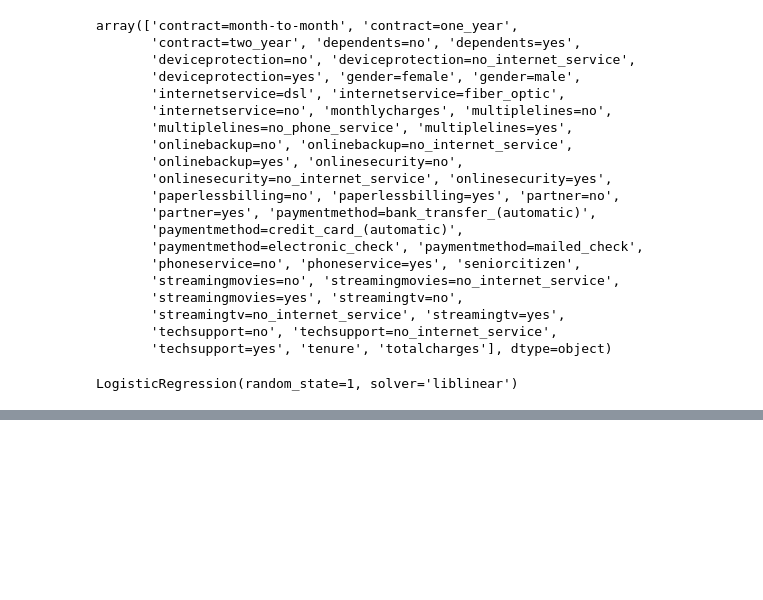
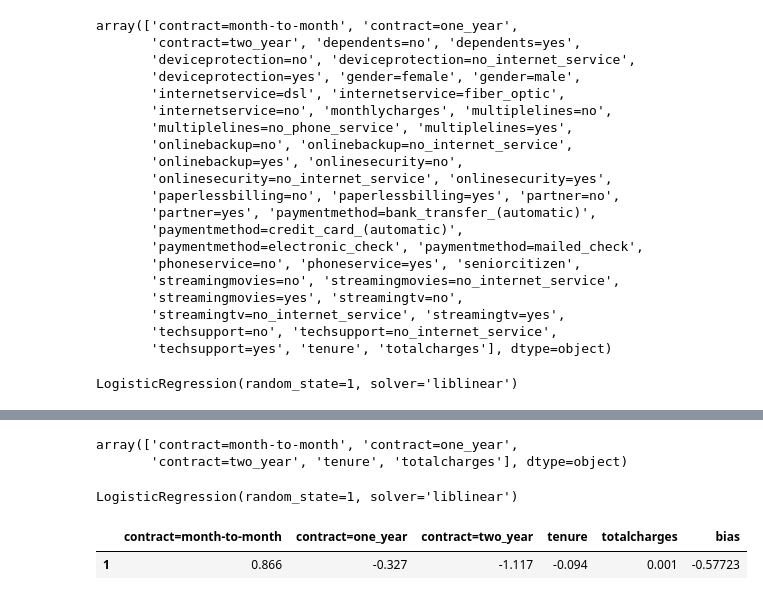
Before and after one commit to khaldon/ML-classification, a Jupyter notebook: churn_classifcation/churn.ipynb, the cells around one changed output, grey strips where cells are left out. Cells and saved outputs as stored; diff of their text form; code cells hidden in the pictures; blank space fills up the shorter version.

```diff
--- a/churn_classifcation/churn.ipynb
+++ b/churn_classifcation/churn.ipynb
@@ -408,0 +440,31 @@ LogisticRegression(random_state=1, solver='liblinear')
+# %%
+small_subset = ['contract', 'tenure', 'totalcharges']
+train_dict_small = df_train[small_subset].to_dict(orient='records')
+dv_small = DictVectorizer(sparse=False)
+dv_small.fit(train_dict_small)
+
+X_small_train = dv_small.transform(train_dict_small)
+# %%
+dv_small.get_feature_names_out()
+# %% [output]
+array(['contract=month-to-month', 'contract=one_year',
+       'contract=two_year', 'tenure', 'totalcharges'], dtype=object)
+# %%
+model_small = LogisticRegression(solver='liblinear', random_state=1)
+model_small.fit(X_small_train, y_train)
+# %% [output]
+LogisticRegression(random_state=1, solver='liblinear')
+# %%
+bias  = model_small.intercept_[0]
+# %%
+s = dict(zip(dv_small.get_feature_names_out(), model_small.coef_[0].round(3)))
+# %%
+# columns = ['bias', 'month', 'year', '2-year', 'tenure', 'charges']
+
+
+d = pd.DataFrame([s], index=[1])
+d['bias'] = bias
+display(d)
+# %% [output]
+|  | contract=month-to-month | contract=one_year | contract=two_year | tenure | totalcharges | bias |
+| 1 | 0.866 | -0.327 | -1.117 | -0.094 | 0.001 | -0.57723 |
```
Also changed, not shown: parts of 10 cells of this notebook.
